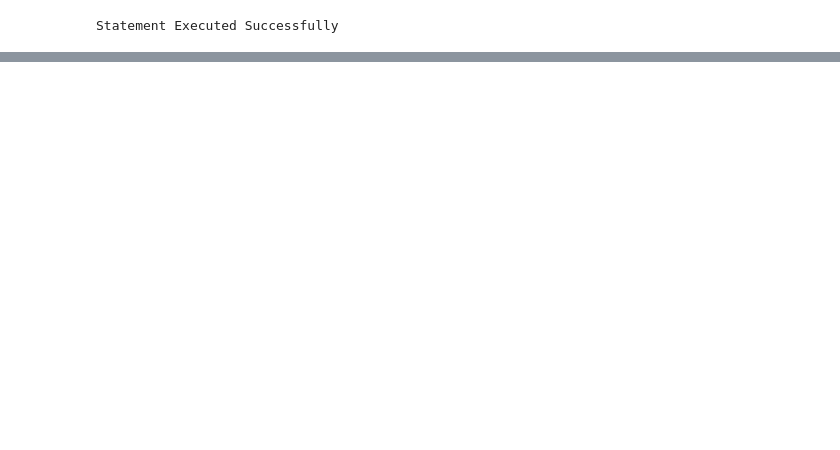
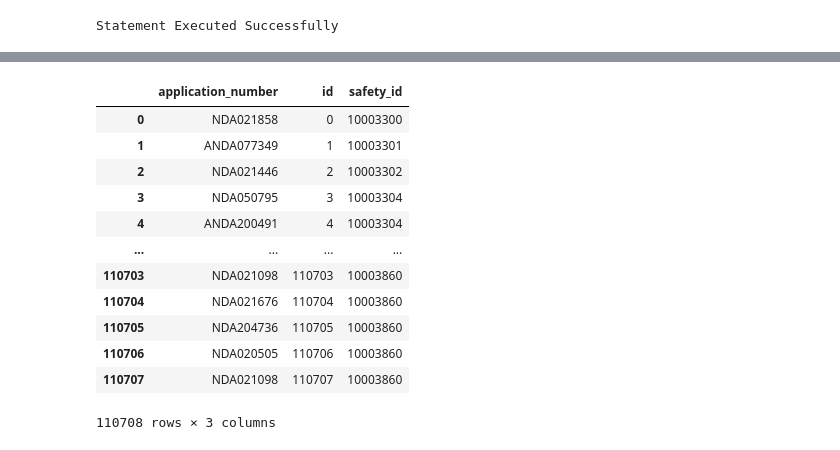
Before and after one commit to PrithviMD/DRUG, a Jupyter notebook: Drug_Events.ipynb, the cells around one changed output, grey strips where cells are left out. Saved outputs shown, nothing was run; the diff lists cells and outputs as text; code cells hidden in the pictures; blank space fills up the shorter version.

```diff
--- a/Drug_Events.ipynb
+++ b/Drug_Events.ipynb
@@ -317,0 +369,3 @@ Name: 0, dtype: object
+# %%
+Drug_event=pd.read_csv("Drug_Event.csv")
+Drug_recall=pd.read_csv("drugs_recalled.csv")
@@ -317,0 +381,30 @@ Name: 0, dtype: object
+# %%
+
+
+x2=pd.DataFrame(app_num, columns=["application_number"])
+x2["id"]=x2.index
+x2["safety_id"]=safety_id
+
+y2=pd.DataFrame(app_recal_num, columns=["application_number"])
+y2["id"]=y2.index
+
+# app_num
+
+# print((y2["application_number"]))
+# print((x2["application_number"]))
+x2
+# app_recal_num=Drug_recall_DataFrame["application_number"]
+# %% [output]
+|  | application_number | id | safety_id |
+| 0 | NDA021858 | 0 | 10003300 |
+| 1 | ANDA077349 | 1 | 10003301 |
+| 2 | NDA021446 | 2 | 10003302 |
+| 3 | NDA050795 | 3 | 10003304 |
+| 4 | ANDA200491 | 4 | 10003304 |
+| ... | ... | ... | ... |
+| 110703 | NDA021098 | 110703 | 10003860 |
+| 110704 | NDA021676 | 110704 | 10003860 |
+| 110705 | NDA204736 | 110705 | 10003860 |
+| 110706 | NDA020505 | 110706 | 10003860 |
+| 110707 | NDA021098 | 110707 | 10003860 |
+110708 rows × 3 columns
```
Also changed, not shown: parts of 53 cells of this notebook.
